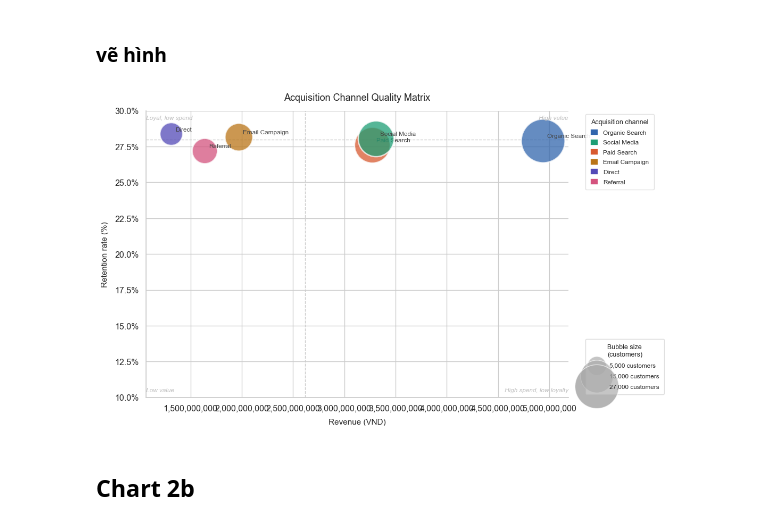
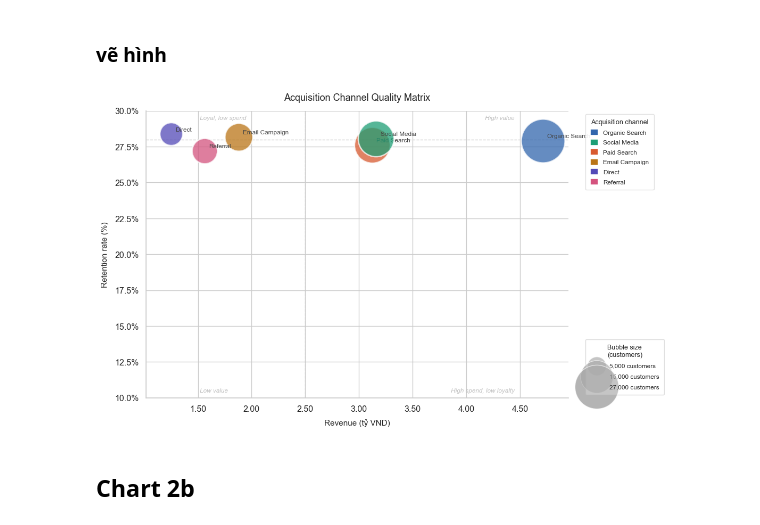
Before and after one commit to MinhCYB/BountyHunter, a Jupyter notebook: notebooks/Story2.ipynb, the cells around one changed output. Drawn from its saved outputs; the diff is of its cells as text; code cells hidden in the pictures.

```diff
--- a/notebooks/Story2.ipynb
+++ b/notebooks/Story2.ipynb
@@ -34,7 +35,7 @@ df = order.merge(
 
 # ── Revenue từ order_items ────────────
 order_items['revenue'] = (
-    order_items['unit_price'] * order_items['quantity']
+    order_items['unit_price'] * order_items['quantity'] - order_items["discount_amount"]
 )
 order_rev = order_items.groupby('order_id')['revenue'].sum().reset_index()
 df = df.merge(order_rev, on='order_id', how='left')
@@ -100,7 +101,6 @@ metrics = (
     .merge(retention, on='acquisition_channel')
     .merge(gap,       on='acquisition_channel')
     .merge(ret_rate,  on='acquisition_channel')
-# key     .drop(columns=['total_revenue'])
 )
 metrics = metrics.round(2)
 metrics
@@ -127,3 +115,8 @@ thu nhập trung bình trên đầu người của mỗi kênh tiếp thị
+# %%
+# fix size total revenue
+
+metrics["total_revenue"] =  metrics["total_revenue"] / 1000000000
+metrics
 # %% [markdown]
 ### vẽ hình
 # %%
@@ -202,15 +195,15 @@ ax.set_xlim(
 xl = ax.get_xlim()
 yl = ax.get_ylim()
 quad_kw = dict(fontsize=8.5, color='#c0c0c0', style='italic')
-ax.text(xl[1] - 500,  yl[1] - 0.3, 'High value',              ha='right', va='top',    **quad_kw)
-ax.text(xl[0] + 500,  yl[1] - 0.3, 'Loyal, low spend',        ha='left',  va='top',    **quad_kw)
-ax.text(xl[1] - 500,  yl[0] + 0.3, 'High spend, low loyalty', ha='right', va='bottom', **quad_kw)
-ax.text(xl[0] + 500,  yl[0] + 0.3, 'Low value',               ha='left',  va='bottom', **quad_kw)
+ax.text(xl[1] - 0.5,  yl[1] - 0.3, 'High value',              ha='right', va='top',    **quad_kw)
+ax.text(xl[0] + 0.5,  yl[1] - 0.3, 'Loyal, low spend',        ha='left',  va='top',    **quad_kw)
+ax.text(xl[1] - 0.5,  yl[0] + 0.3, 'High spend, low loyalty', ha='right', va='bottom', **quad_kw)
+ax.text(xl[0] + 0.5,  yl[0] + 0.3, 'Low value',               ha='left',  va='bottom', **quad_kw)
 
 # ── Axes formatting ──────────────────────────────────────────────────────────
-ax.xaxis.set_major_formatter(mticker.FuncFormatter(lambda x, _: f'{x:,.0f}'))
+ax.xaxis.set_major_formatter(mticker.FuncFormatter(lambda x, _: f'{x:,.2f}'))
 ax.yaxis.set_major_formatter(mticker.FormatStrFormatter('%.1f%%'))
-ax.set_xlabel('Revenue (VND)', fontsize=11, labelpad=8)
+ax.set_xlabel('Revenue (tỷ VND)', fontsize=11, labelpad=8)
 ax.set_ylabel('Retention rate (%)', fontsize=11, labelpad=8)
 ax.set_title('Acquisition Channel Quality Matrix',
              fontsize=13, fontweight='500', pad=14)
@@ -240,34 +233,34 @@ leg1 = ax_leg.legend(
 )
 ax_leg.add_artist(leg1)
 
 # LEGEND 2 — Bubble size (số khách)
 size_handles = [
     ax.scatter([], [], s=(ref / max_count) * 3500,
                color='#aaaaaa', alpha=0.65, edgecolors='white', lw=1,
                label=f'{ref:,} customers')
     for ref in [5_000, 15_000, 27_000]
 ]
 
 leg2 = ax_leg.legend(
     handles=size_handles,
     title='Bubble size\n(customers)',
     title_fontsize=9,
     fontsize=8.5,
     loc='lower left',
     bbox_to_anchor=(0.0, 0.0),
     frameon=True,
     framealpha=0.9,
     edgecolor='#dddddd',
     borderpad=0.8,
     handletextpad=1.0,
     labelspacing=0.8,
 )
 ax_leg.add_artist(leg2)
 
 plt.savefig("../reports/figures/char2a.png")
 plt.show()
 # %% [output]
-[figure, old version]
+[figure, new version]
 # %% [markdown]
 ## Chart 2b
 # %% [markdown]
```
Also changed, not shown: parts of 14 cells of this notebook, 5 other files.
